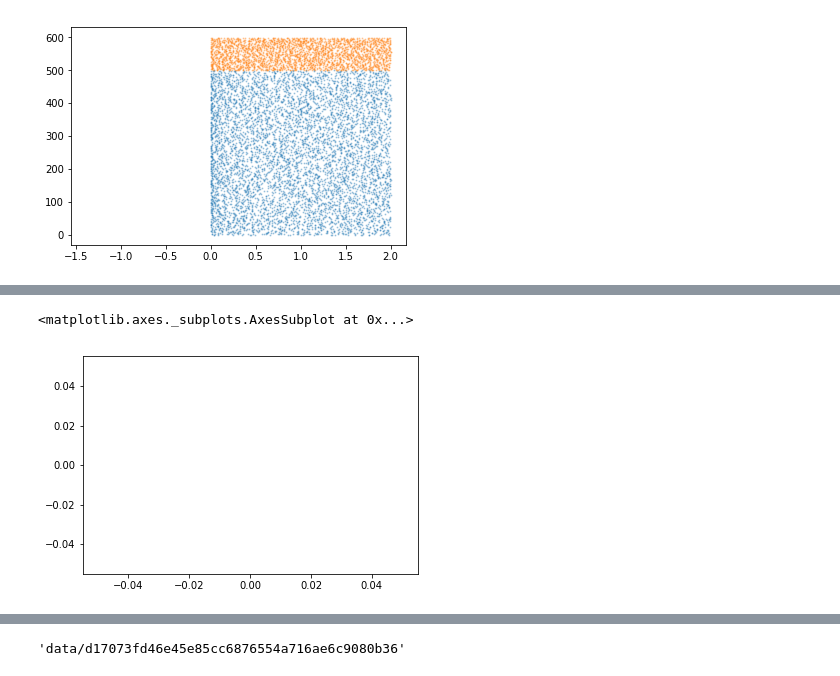
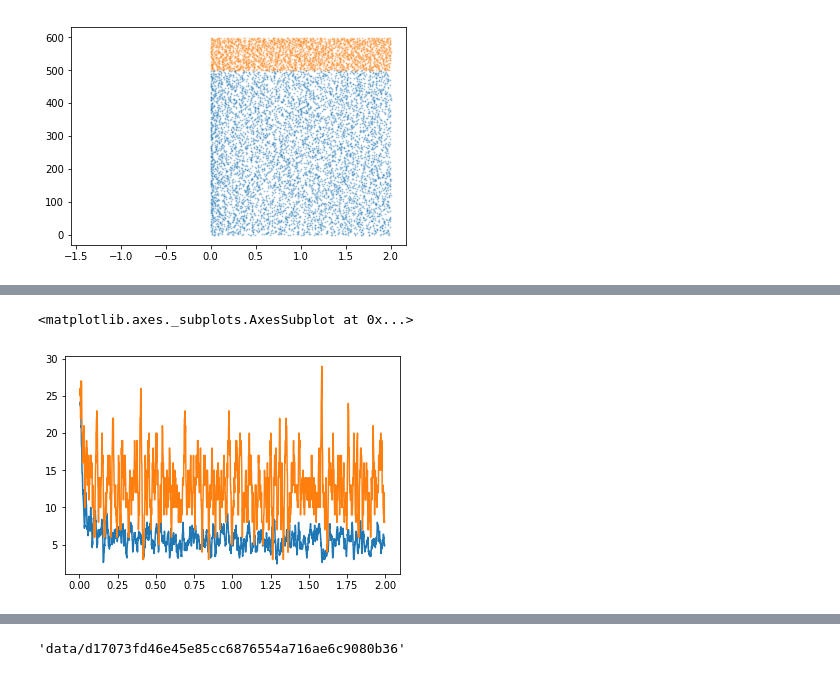
Before and after one commit to mackelab/mesoGIF, a Jupyter notebook: fsGIF2.ipynb, the cells around one changed output, grey strips where cells are left out. Drawn from its saved outputs; the diff is of its cells as text; code cells hidden in the pictures.

```diff
--- a/fsGIF2.ipynb
+++ b/fsGIF2.ipynb
@@ -56,5 +54,5 @@ Ahist = Series.from_raw(io.loadraw(
 # %%
-anlz.plot(Ahist)
+anlz.plot(anlz.smooth(Ahist, 10))
 # %% [output]
 <matplotlib.axes._subplots.AxesSubplot at 0x...>
-[figure, old version]
+[figure, new version]
```
Also changed, not shown: parts of 2 cells of this notebook.
